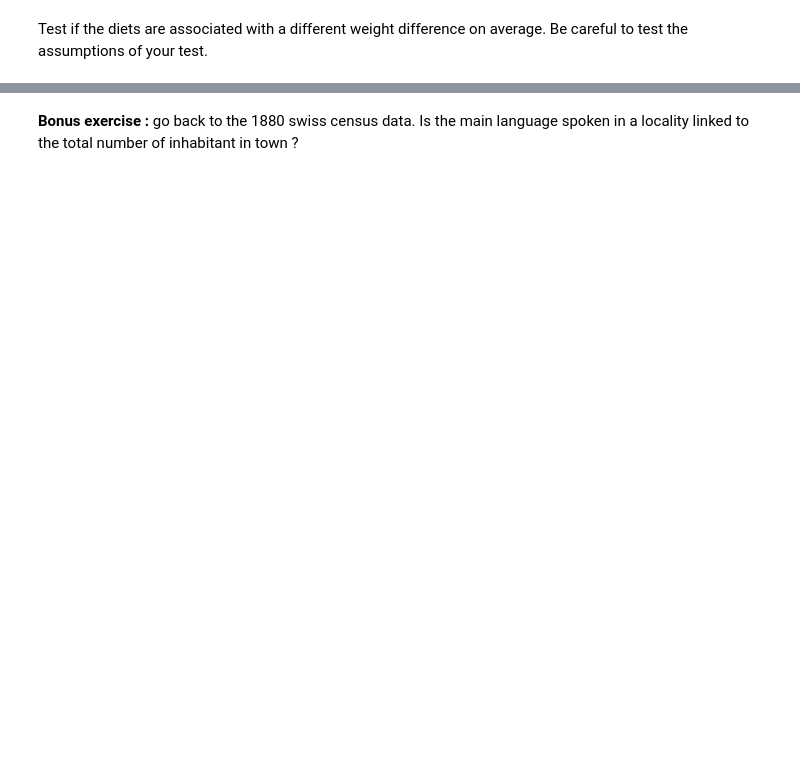
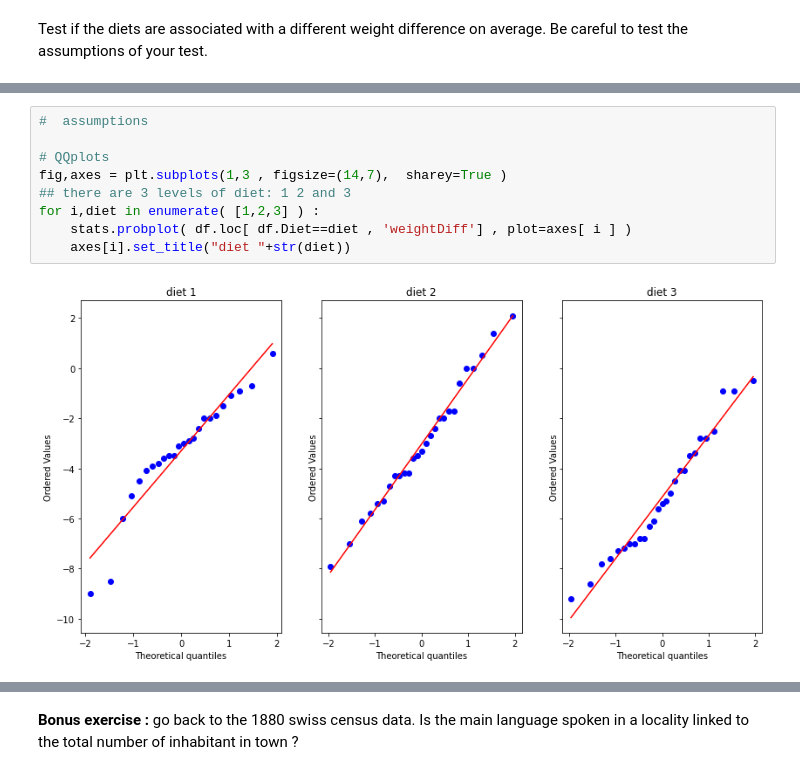
Before and after one commit to sbwiecko/instroduction_statistics_python-SIB, a Jupyter notebook: 03_distribution_and_statistical_tests_continued.ipynb, the cells around one changed output, grey strips where cells are left out. Drawn from its saved outputs; the diff is of its cells as text; blank space fills up the shorter version.

```diff
--- a/03_distribution_and_statistical_tests_continued.ipynb
+++ b/03_distribution_and_statistical_tests_continued.ipynb
@@ -512,0 +623,11 @@ Be careful to test the assumptions of your test.
+# %%
+#  assumptions
+
+# QQplots
+fig,axes = plt.subplots(1,3 , figsize=(14,7),  sharey=True )
+## there are 3 levels of diet: 1 2 and 3
+for i,diet in enumerate( [1,2,3] ) :
+    stats.probplot( df.loc[ df.Diet==diet , 'weightDiff'] , plot=axes[ i ] )
+    axes[i].set_title("diet "+str(diet))
+# %% [output]
+[figure, added]
```
Also changed, not shown: parts of 38 cells of this notebook, 6 other files.
